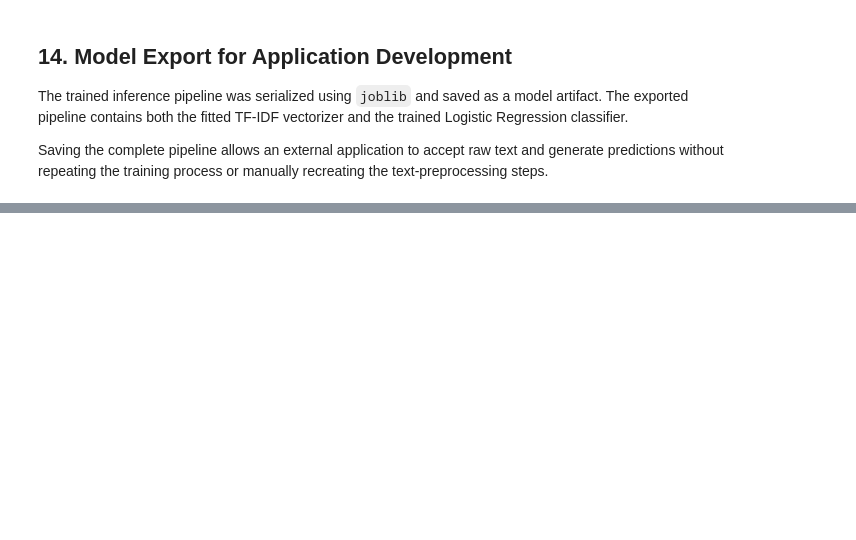
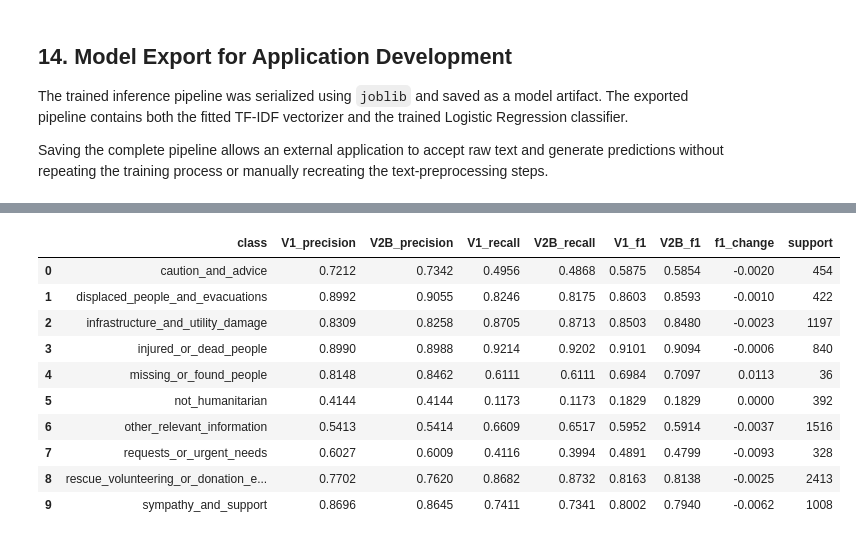
Before and after one commit to JoCookney/humanitarian-crisis-message-classifier, a Jupyter notebook: Humanitarian_Crisis_Message_Classification.ipynb, the cells around one changed output, grey strips where cells are left out. Drawn from its saved outputs; the diff is of its cells as text; code cells hidden in the pictures; blank space fills up the shorter version.

```diff
--- a/Humanitarian_Crisis_Message_Classification.ipynb
+++ b/Humanitarian_Crisis_Message_Classification.ipynb
@@ -2153,0 +3308,60 @@ recreating the text-preprocessing steps.
+# %%
+# V1 vs Candidate B: Per-Class Final Test Performance
+
+v1_test_report = classification_report(
+    y_test,
+    y_test_pred,
+    output_dict=True,
+    zero_division=0
+)
+
+v2b_test_report = classification_report(
+    y_test,
+    y_test_pred_v2b,
+    output_dict=True,
+    zero_division=0
+)
+
+v1_test_class_metrics = pd.DataFrame(v1_test_report).T
+v2b_test_class_metrics = pd.DataFrame(v2b_test_report).T
+
+test_comparison_rows = []
+
+for class_name in classifier.classes_:
+    test_comparison_rows.append({
+        "class": class_name,
+
+        "V1_precision": v1_test_class_metrics.loc[class_name, "precision"],
+        "V2B_precision": v2b_test_class_metrics.loc[class_name, "precision"],
+
+        "V1_recall": v1_test_class_metrics.loc[class_name, "recall"],
+        "V2B_recall": v2b_test_class_metrics.loc[class_name, "recall"],
+
+        "V1_f1": v1_test_class_metrics.loc[class_name, "f1-score"],
+        "V2B_f1": v2b_test_class_metrics.loc[class_name, "f1-score"],
+
+        "f1_change": (
+            v2b_test_class_metrics.loc[class_name, "f1-score"]
+            - v1_test_class_metrics.loc[class_name, "f1-score"]
+        ),
+
+        "support": int(
+            v1_test_class_metrics.loc[class_name, "support"]
+        )
+    })
+
+test_per_class_comparison = pd.DataFrame(test_comparison_rows)
+
+display(test_per_class_comparison.round(4))
+# %% [output]
+|  | class | V1_precision | V2B_precision | V1_recall | V2B_recall | V1_f1 | V2B_f1 | f1_change | support |
+| 0 | caution_and_advice | 0.7212 | 0.7342 | 0.4956 | 0.4868 | 0.5875 | 0.5854 | -0.0020 | 454 |
+| 1 | displaced_people_and_evacuations | 0.8992 | 0.9055 | 0.8246 | 0.8175 | 0.8603 | 0.8593 | -0.0010 | 422 |
+| 2 | infrastructure_and_utility_damage | 0.8309 | 0.8258 | 0.8705 | 0.8713 | 0.8503 | 0.8480 | -0.0023 | 1197 |
+| 3 | injured_or_dead_people | 0.8990 | 0.8988 | 0.9214 | 0.9202 | 0.9101 | 0.9094 | -0.0006 | 840 |
+| 4 | missing_or_found_people | 0.8148 | 0.8462 | 0.6111 | 0.6111 | 0.6984 | 0.7097 | 0.0113 | 36 |
+| 5 | not_humanitarian | 0.4144 | 0.4144 | 0.1173 | 0.1173 | 0.1829 | 0.1829 | 0.0000 | 392 |
+| 6 | other_relevant_information | 0.5413 | 0.5414 | 0.6609 | 0.6517 | 0.5952 | 0.5914 | -0.0037 | 1516 |
+| 7 | requests_or_urgent_needs | 0.6027 | 0.6009 | 0.4116 | 0.3994 | 0.4891 | 0.4799 | -0.0093 | 328 |
+| 8 | rescue_volunteering_or_donation_e... | 0.7702 | 0.7620 | 0.8682 | 0.8732 | 0.8163 | 0.8138 | -0.0025 | 2413 |
+| 9 | sympathy_and_support | 0.8696 | 0.8645 | 0.7411 | 0.7341 | 0.8002 | 0.7940 | -0.0062 | 1008 |
```
Also changed, not shown: parts of 127 cells of this notebook, 2 other files.
